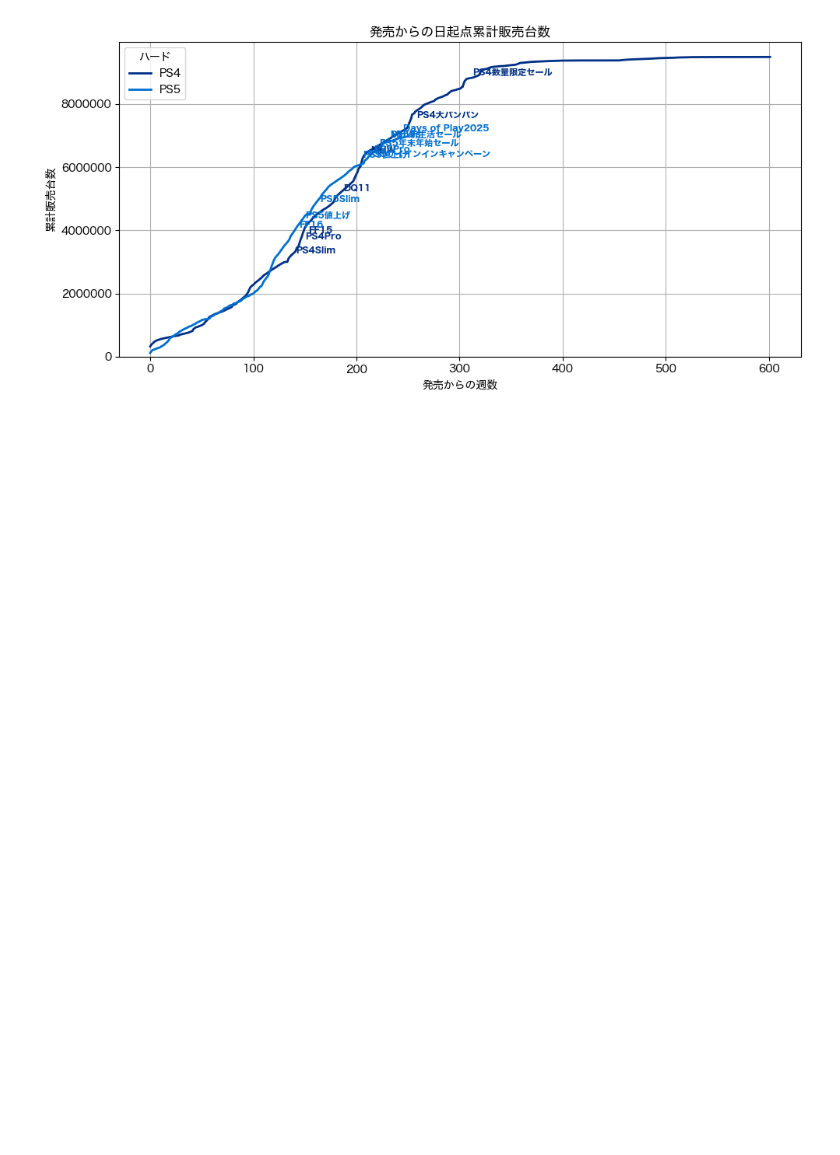
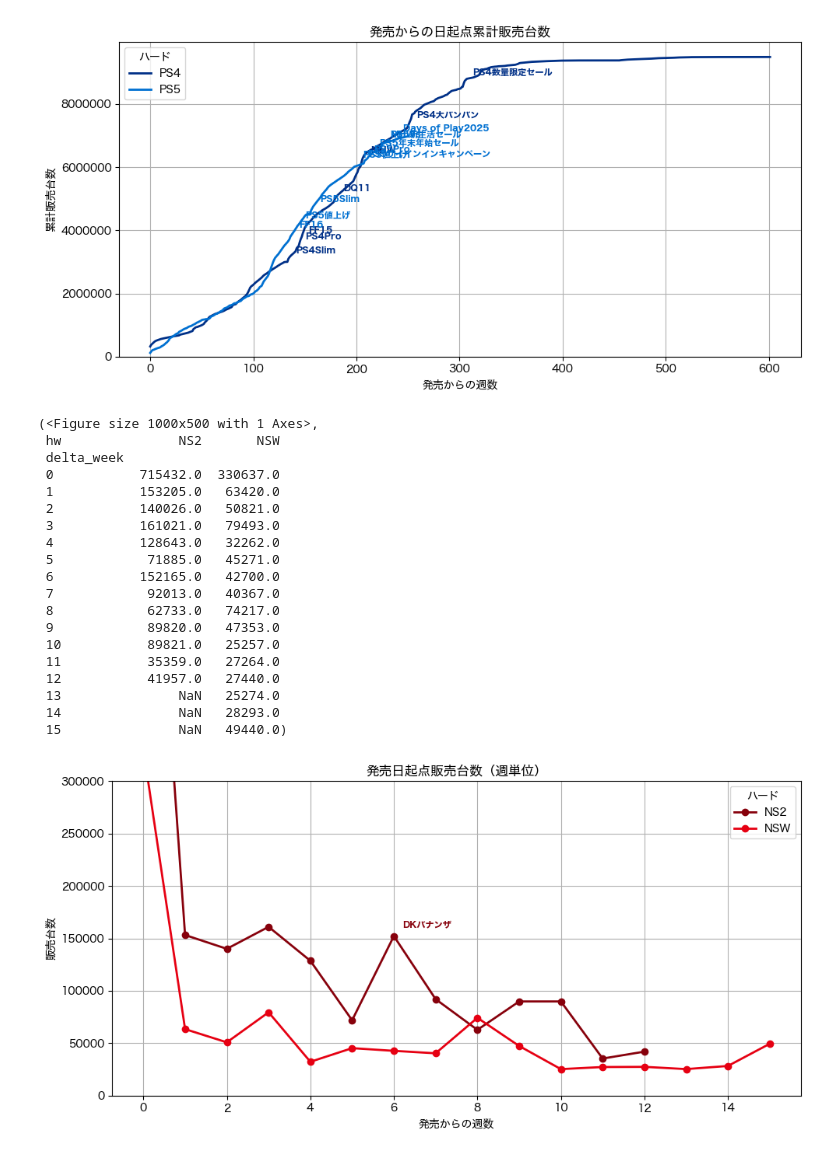
Before and after one commit to hidenden/gamedata, a Jupyter notebook: notebook/dev/plot2.ipynb, the cells around one changed output. Drawn from its saved outputs; the diff is of its cells as text; code cells hidden in the pictures; blank space fills up the shorter version.

Commit message:
#105 refine plot_sales_by_delta

```diff
--- a/notebook/dev/plot2.ipynb
+++ b/notebook/dev/plot2.ipynb
@@ -57,3 +57,26 @@ ph.plot_cumulative_sales_by_delta(hw=['PS5', 'PS4'])
 
  [602 rows x 2 columns])
 [figure]
+# %%
+ph.plot_sales_by_delta(hw=['NS2', 'NSW'], end=15, ymax=300000)
+# %% [output]
+(<Figure size 1000x500 with 1 Axes>,
+ hw               NS2       NSW
+ delta_week
+ 0           715432.0  330637.0
+ 1           153205.0   63420.0
+ 2           140026.0   50821.0
+ 3           161021.0   79493.0
+ 4           128643.0   32262.0
+ 5            71885.0   45271.0
+ 6           152165.0   42700.0
+ 7            92013.0   40367.0
+ 8            62733.0   74217.0
+ 9            89820.0   47353.0
+ 10           89821.0   25257.0
+ 11           35359.0   27264.0
+ 12           41957.0   27440.0
+ 13               NaN   25274.0
+ 14               NaN   28293.0
+ 15               NaN   49440.0)
+[figure, added]
```
Also changed, not shown: 1 other file.
